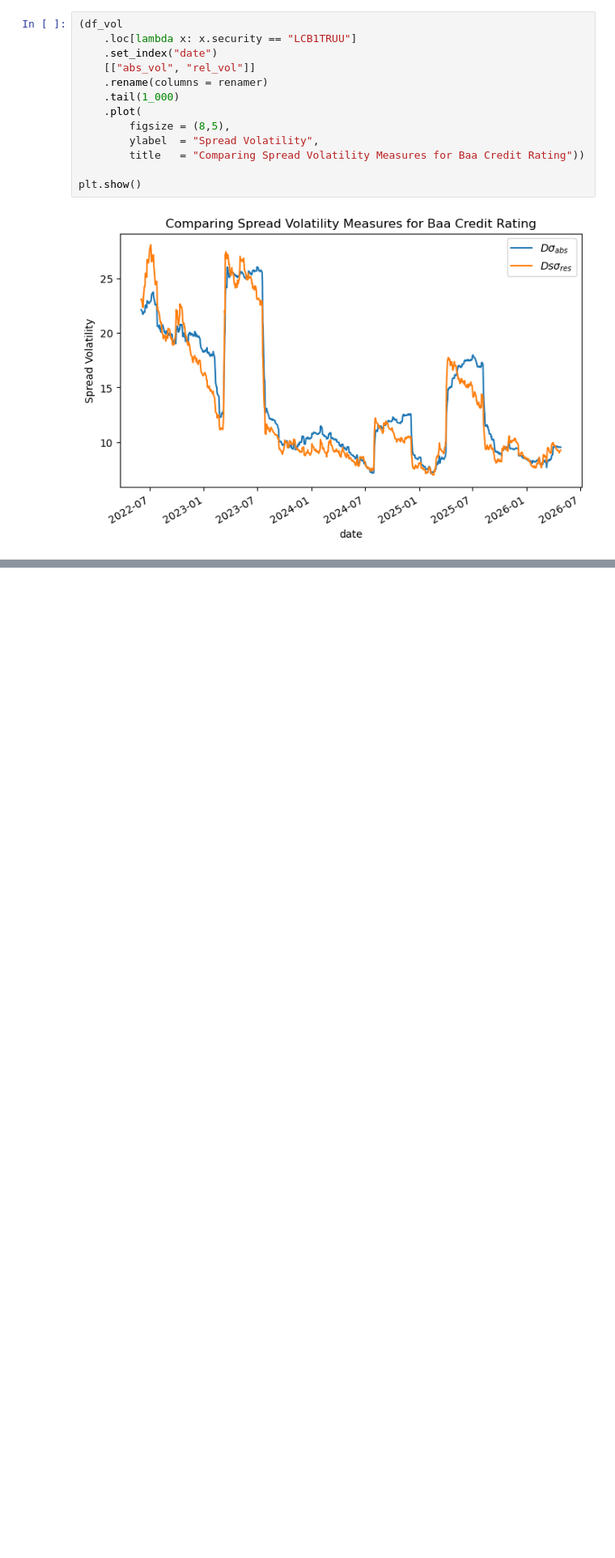
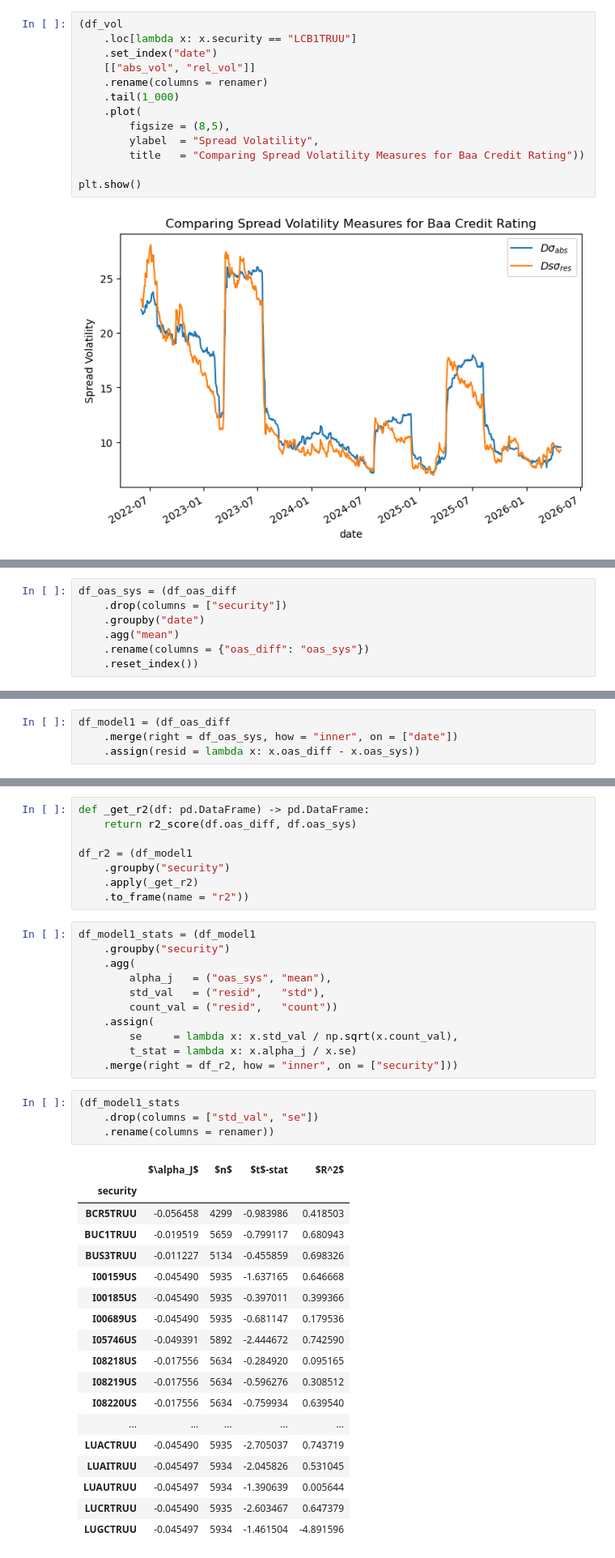
Before and after one commit to diegodalvarez/CreditSpread, a Jupyter notebook: notebooks/1DurationTimeSpread.ipynb, the cells around one changed output, grey strips where cells are left out. Shown at 81% size. Drawn from its saved outputs; the diff is of its cells as text; blank space fills up the shorter version.

```diff
--- a/notebooks/1DurationTimeSpread.ipynb
+++ b/notebooks/1DurationTimeSpread.ipynb
@@ -177,0 +197,7 @@ plt.show()
+# %%
+df_oas_sys = (df_oas_diff
+    .drop(columns = ["security"])
+    .groupby("date")
+    .agg("mean")
+    .rename(columns = {"oas_diff": "oas_sys"})
+    .reset_index())
@@ -177,0 +209,4 @@ plt.show()
+# %%
+df_model1 = (df_oas_diff
+    .merge(right = df_oas_sys, how = "inner", on = ["date"])
+    .assign(resid = lambda x: x.oas_diff - x.oas_sys))
@@ -177,0 +222,42 @@ plt.show()
+# %%
+def _get_r2(df: pd.DataFrame) -> pd.DataFrame:
+    return r2_score(df.oas_diff, df.oas_sys)
+
+df_r2 = (df_model1
+    .groupby("security")
+    .apply(_get_r2)
+    .to_frame(name = "r2"))
+# %%
+df_model1_stats = (df_model1
+    .groupby("security")
+    .agg(
+        alpha_j   = ("oas_sys", "mean"),
+        std_val   = ("resid",   "std"),
+        count_val = ("resid",   "count"))
+    .assign(
+        se     = lambda x: x.std_val / np.sqrt(x.count_val),
+        t_stat = lambda x: x.alpha_j / x.se)
+    .merge(right = df_r2, how = "inner", on = ["security"]))
+# %%
+(df_model1_stats
+    .drop(columns = ["std_val", "se"])
+    .rename(columns = renamer))
+# %% [output]
+|  | $\alpha_J$ | $n$ | $t$-stat | $R^2$ |
+| security |  |  |  |  |
+| BCR5TRUU | -0.056458 | 4299 | -0.983986 | 0.418503 |
+| BUC1TRUU | -0.019519 | 5659 | -0.799117 | 0.680943 |
+| BUS3TRUU | -0.011227 | 5134 | -0.455859 | 0.698326 |
+| I00159US | -0.045490 | 5935 | -1.637165 | 0.646668 |
+| I00185US | -0.045490 | 5935 | -0.397011 | 0.399366 |
+| I00689US | -0.045490 | 5935 | -0.681147 | 0.179536 |
+| I05746US | -0.049391 | 5892 | -2.444672 | 0.742590 |
+| I08218US | -0.017556 | 5634 | -0.284920 | 0.095165 |
+| I08219US | -0.017556 | 5634 | -0.596276 | 0.308512 |
+| I08220US | -0.017556 | 5634 | -0.759934 | 0.639540 |
+| ... | ... | ... | ... | ... |
+| LUACTRUU | -0.045490 | 5935 | -2.705037 | 0.743719 |
+| LUAITRUU | -0.045497 | 5934 | -2.045826 | 0.531045 |
+| LUAUTRUU | -0.045497 | 5934 | -1.390639 | 0.005644 |
+| LUCRTRUU | -0.045490 | 5935 | -2.603467 | 0.647379 |
+| LUGCTRUU | -0.045497 | 5934 | -1.461504 | -4.891596 |
```
Also changed, not shown: parts of 14 cells of this notebook.
